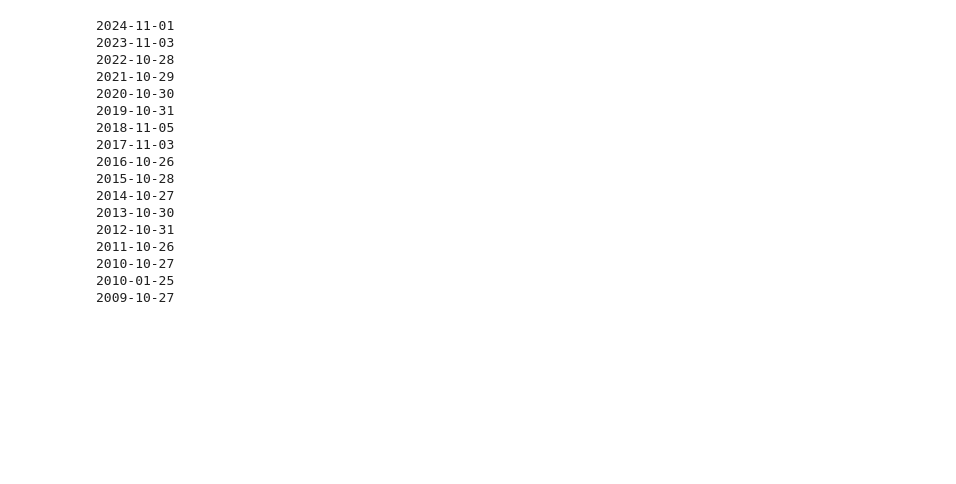
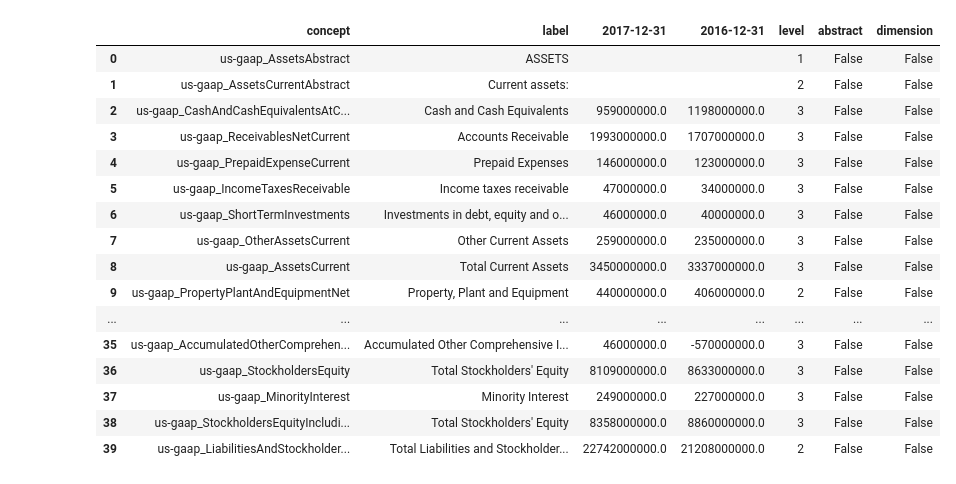
Before and after one commit to evanreynolds9/stocks_etl_ml, a Jupyter notebook: etl/Notebooks/testing_edgartools.ipynb, the cells around one changed output. Cells and saved outputs as stored; diff of their text form; code cells hidden in the pictures; blank space fills up the shorter version.

```diff
--- a/etl/Notebooks/testing_edgartools.ipynb
+++ b/etl/Notebooks/testing_edgartools.ipynb
@@ -47,30 +78,32 @@ incs
 # %%
-for filing in c_filings:
-    print(filing.filing_date)
+# Get financials
+# Parse xbrl
+xbrl = filing.xbrl()
+
+# Extract standardized financials
+financials = edgar.Financials(xbrl)
+
+balance_sheet = financials.balance_sheet()
+income_statement = financials.income_statement()
+cash_flow_statement = financials.cashflow_statement()
-# %% [output]
-2024-11-01
-2023-11-03
-2022-10-28
-2021-10-29
-2020-10-30
-2019-10-31
-2018-11-05
-2017-11-03
-2016-10-26
-2015-10-28
-2014-10-27
-2013-10-30
-2012-10-31
-2011-10-26
-2010-10-27
-2010-01-25
-2009-10-27
 # %%
-# Try another company
-c2 = edgar.Company("MSFT")
-
-# Get data
-c2_filings = c2.get_filings(form = "10-K", is_xbrl = True)
-
-financials2 = edgar.MultiFinancials.extract(c2_filings)
+balance_sheet.to_dataframe()
+# %% [output]
+|  | concept | label | 2017-12-31 | 2016-12-31 | level | abstract | dimension |
+| 0 | us-gaap_AssetsAbstract | ASSETS |  |  | 1 | False | False |
+| 1 | us-gaap_AssetsCurrentAbstract | Current assets: |  |  | 2 | False | False |
+| 2 | us-gaap_CashAndCashEquivalentsAtC... | Cash and Cash Equivalents | 959000000.0 | 1198000000.0 | 3 | False | False |
+| 3 | us-gaap_ReceivablesNetCurrent | Accounts Receivable | 1993000000.0 | 1707000000.0 | 3 | False | False |
+| 4 | us-gaap_PrepaidExpenseCurrent | Prepaid Expenses | 146000000.0 | 123000000.0 | 3 | False | False |
+| 5 | us-gaap_IncomeTaxesReceivable | Income taxes receivable | 47000000.0 | 34000000.0 | 3 | False | False |
+| 6 | us-gaap_ShortTermInvestments | Investments in debt, equity and o... | 46000000.0 | 40000000.0 | 3 | False | False |
+| 7 | us-gaap_OtherAssetsCurrent | Other Current Assets | 259000000.0 | 235000000.0 | 3 | False | False |
+| 8 | us-gaap_AssetsCurrent | Total Current Assets | 3450000000.0 | 3337000000.0 | 3 | False | False |
+| 9 | us-gaap_PropertyPlantAndEquipmentNet | Property, Plant and Equipment | 440000000.0 | 406000000.0 | 2 | False | False |
+| ... | ... | ... | ... | ... | ... | ... | ... |
+| 35 | us-gaap_AccumulatedOtherComprehen... | Accumulated Other Comprehensive I... | 46000000.0 | -570000000.0 | 3 | False | False |
+| 36 | us-gaap_StockholdersEquity | Total Stockholders' Equity | 8109000000.0 | 8633000000.0 | 3 | False | False |
+| 37 | us-gaap_MinorityInterest | Minority Interest | 249000000.0 | 227000000.0 | 3 | False | False |
+| 38 | us-gaap_StockholdersEquityIncludi... | Total Stockholders' Equity | 8358000000.0 | 8860000000.0 | 3 | False | False |
+| 39 | us-gaap_LiabilitiesAndStockholder... | Total Liabilities and Stockholder... | 22742000000.0 | 21208000000.0 | 2 | False | False |
 # %%
```
Also changed, not shown: parts of 10 cells of this notebook, 2 other files.
